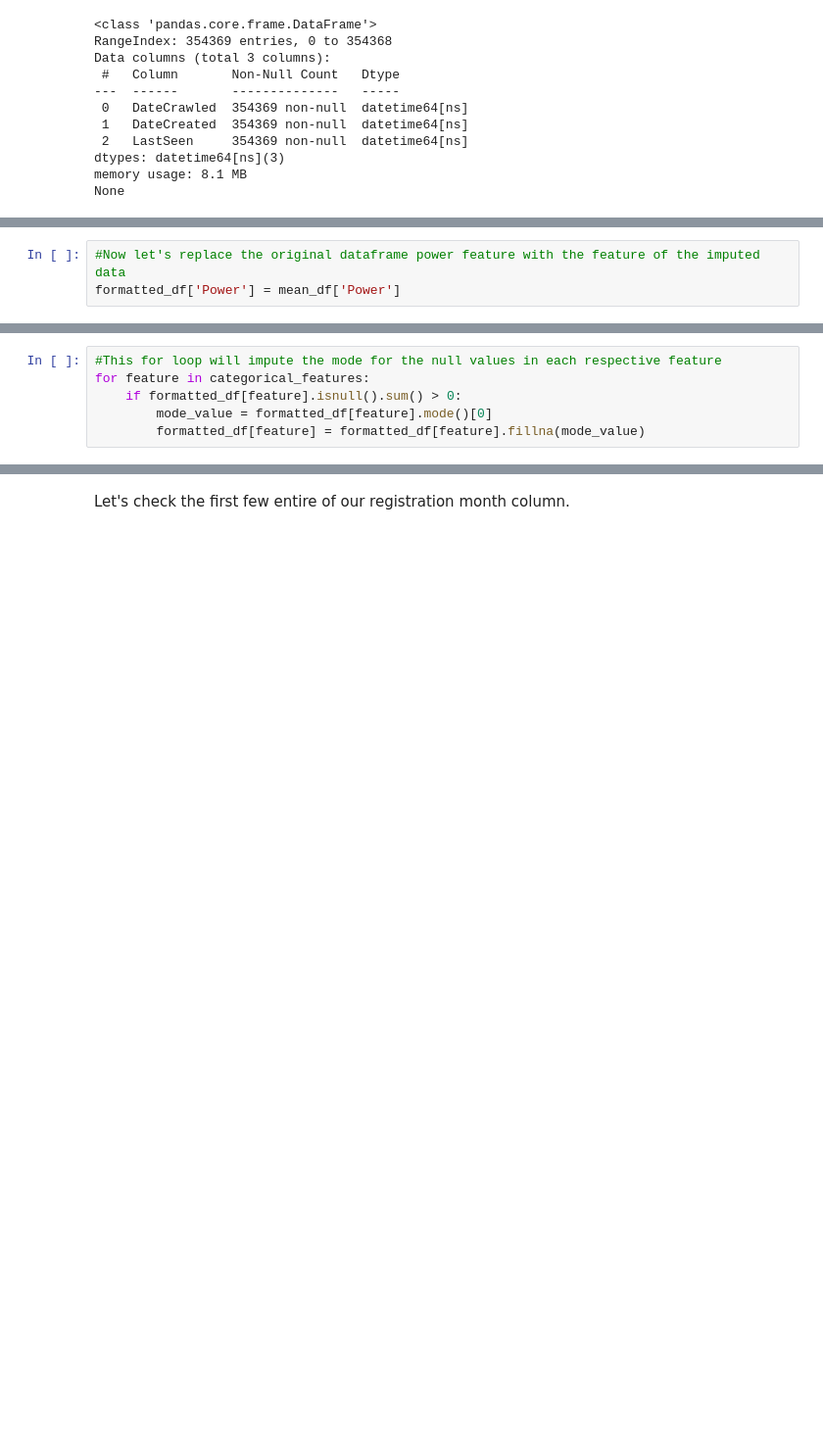
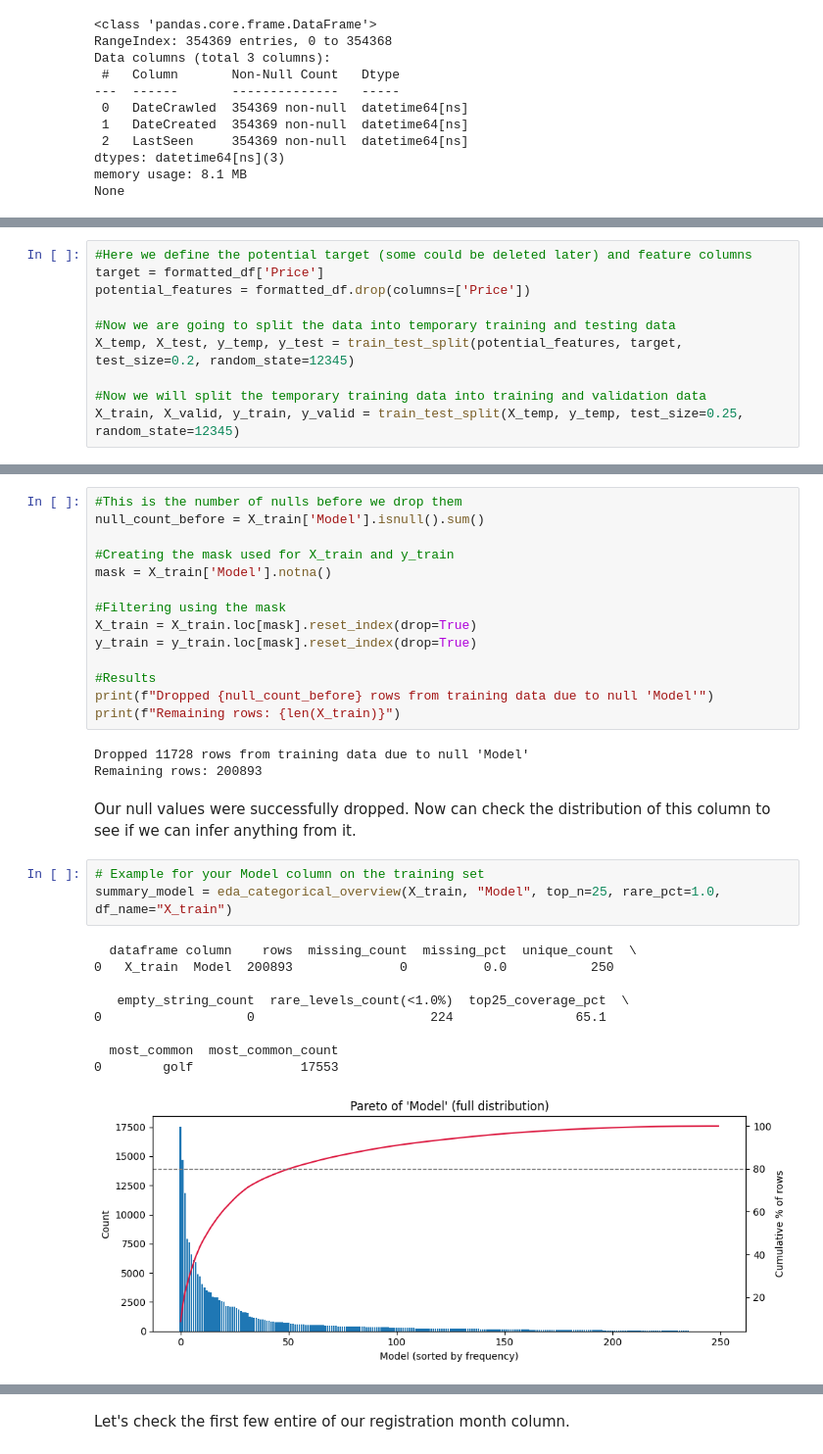
Before and after one commit to T4nT4n/sprint12, a Jupyter notebook: sprint_12_project.ipynb, the cells around one changed output, grey strips where cells are left out. Shown at 98% size. Drawn from its saved outputs; the diff is of its cells as text; blank space fills up the shorter version.

```diff
--- a/sprint_12_project.ipynb
+++ b/sprint_12_project.ipynb
@@ -333,3 +217,0 @@ np.True_
-# %%
-#Now let's replace the original dataframe power feature with the feature of the imputed data
-formatted_df['Power'] = mean_df['Power']
@@ -387,6 +217,0 @@ Since we are working with categorical columns that contain thousands of null ent
-# %%
-#This for loop will impute the mode for the null values in each respective feature
-for feature in categorical_features:
-    if formatted_df[feature].isnull().sum() > 0:
-        mode_value = formatted_df[feature].mode()[0]
-        formatted_df[feature] = formatted_df[feature].fillna(mode_value)
@@ -412,0 +239,10 @@ None
+# %%
+#Here we define the potential target (some could be deleted later) and feature columns
+target = formatted_df['Price']
+potential_features = formatted_df.drop(columns=['Price'])
+
+#Now we are going to split the data into temporary training and testing data
+X_temp, X_test, y_temp, y_test = train_test_split(potential_features, target, test_size=0.2, random_state=12345)
+
+#Now we will split the temporary training data into training and validation data
+X_train, X_valid, y_train, y_valid = train_test_split(X_temp, y_temp, test_size=0.25, random_state=12345)
@@ -412,0 +539,32 @@ None
+# %%
+#This is the number of nulls before we drop them
+null_count_before = X_train['Model'].isnull().sum()
+
+#Creating the mask used for X_train and y_train
+mask = X_train['Model'].notna()
+
+#Filtering using the mask
+X_train = X_train.loc[mask].reset_index(drop=True)
+y_train = y_train.loc[mask].reset_index(drop=True)
+
+#Results
+print(f"Dropped {null_count_before} rows from training data due to null 'Model'")
+print(f"Remaining rows: {len(X_train)}")
+# %% [output]
+Dropped 11728 rows from training data due to null 'Model'
+Remaining rows: 200893
+# %% [markdown]
+Our null values were successfully dropped. Now can check the distribution of this column to see if we can infer anything from it.
+# %%
+# Example for your Model column on the training set
+summary_model = eda_categorical_overview(X_train, "Model", top_n=25, rare_pct=1.0, df_name="X_train")
+# %% [output]
+  dataframe column    rows  missing_count  missing_pct  unique_count  \
+0   X_train  Model  200893              0          0.0           250
+
+   empty_string_count  rare_levels_count(<1.0%)  top25_coverage_pct  \
+0                   0                       224                65.1
+
+  most_common  most_common_count
+0        golf              17553
+[figure, added]
```
Also changed, not shown: parts of 265 cells of this notebook.
